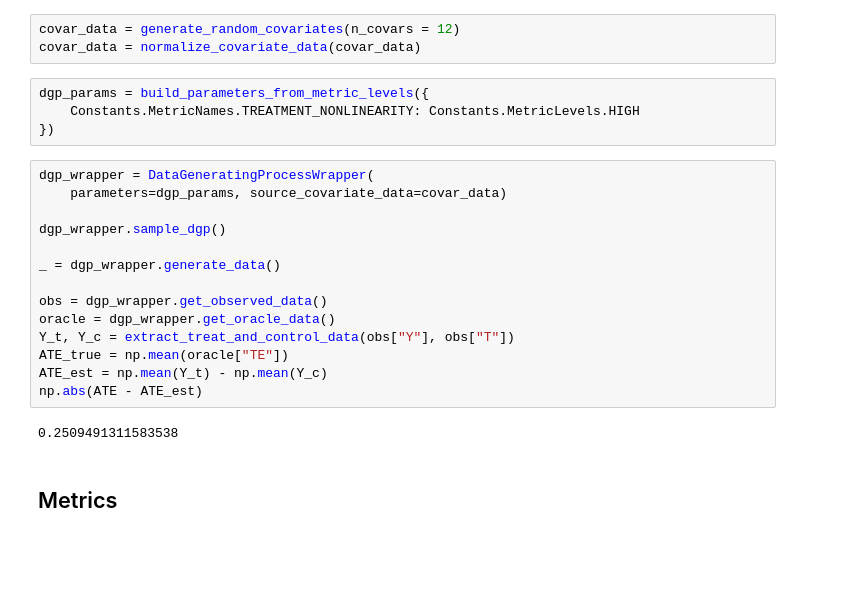
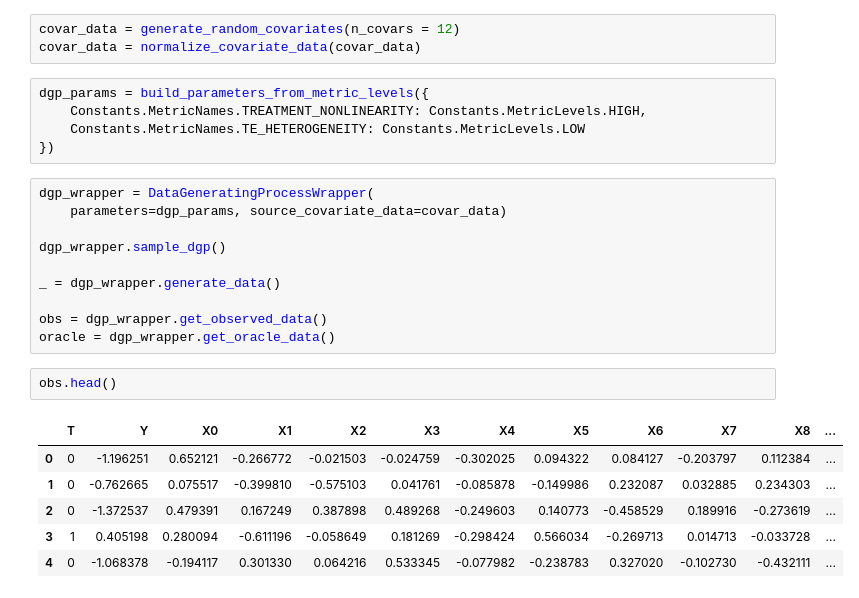
Before and after one commit to JoshBroomberg/Maccabee, a Jupyter notebook: DataGeneration/Data Generation Analysis.ipynb, the cells around one changed output. Cells and saved outputs as stored; diff of their text form; blank space fills up the shorter version.

```diff
--- a/DataGeneration/Data Generation Analysis.ipynb
+++ b/DataGeneration/Data Generation Analysis.ipynb
@@ -19,7 +32,8 @@ covar_data = generate_random_covariates(n_covars = 12)
 covar_data = normalize_covariate_data(covar_data)
 # %%
 dgp_params = build_parameters_from_metric_levels({
-    Constants.MetricNames.TREATMENT_NONLINEARITY: Constants.MetricLevels.HIGH
+    Constants.MetricNames.TREATMENT_NONLINEARITY: Constants.MetricLevels.HIGH,
+    Constants.MetricNames.TE_HETEROGENEITY: Constants.MetricLevels.LOW
 })
 # %%
 dgp_wrapper = DataGeneratingProcessWrapper(
@@ -31,11 +45,12 @@ _ = dgp_wrapper.generate_data()
 
 obs = dgp_wrapper.get_observed_data()
 oracle = dgp_wrapper.get_oracle_data()
-Y_t, Y_c = extract_treat_and_control_data(obs["Y"], obs["T"])
-ATE_true = np.mean(oracle["TE"])
-ATE_est = np.mean(Y_t) - np.mean(Y_c)
-np.abs(ATE - ATE_est)
-# %% [output]
-0.2509491311583538
-# %% [markdown]
-## Metrics
+# %%
+obs.head()
+# %% [output]
+|  | T | Y | X0 | X1 | X2 | X3 | X4 | X5 | X6 | X7 | X8 | ... |
+| 0 | 0 | -1.196251 | 0.652121 | -0.266772 | -0.021503 | -0.024759 | -0.302025 | 0.094322 | 0.084127 | -0.203797 | 0.112384 | ... |
+| 1 | 0 | -0.762665 | 0.075517 | -0.399810 | -0.575103 | 0.041761 | -0.085878 | -0.149986 | 0.232087 | 0.032885 | 0.234303 | ... |
+| 2 | 0 | -1.372537 | 0.479391 | 0.167249 | 0.387898 | 0.489268 | -0.249603 | 0.140773 | -0.458529 | 0.189916 | -0.273619 | ... |
+| 3 | 1 | 0.405198 | 0.280094 | -0.611196 | -0.058649 | 0.181269 | -0.298424 | 0.566034 | -0.269713 | 0.014713 | -0.033728 | ... |
+| 4 | 0 | -1.068378 | -0.194117 | 0.301330 | 0.064216 | 0.533345 | -0.077982 | -0.238783 | 0.327020 | -0.102730 | -0.432111 | ... |
```
Also changed, not shown: parts of 14 cells of this notebook, 9 other files.
